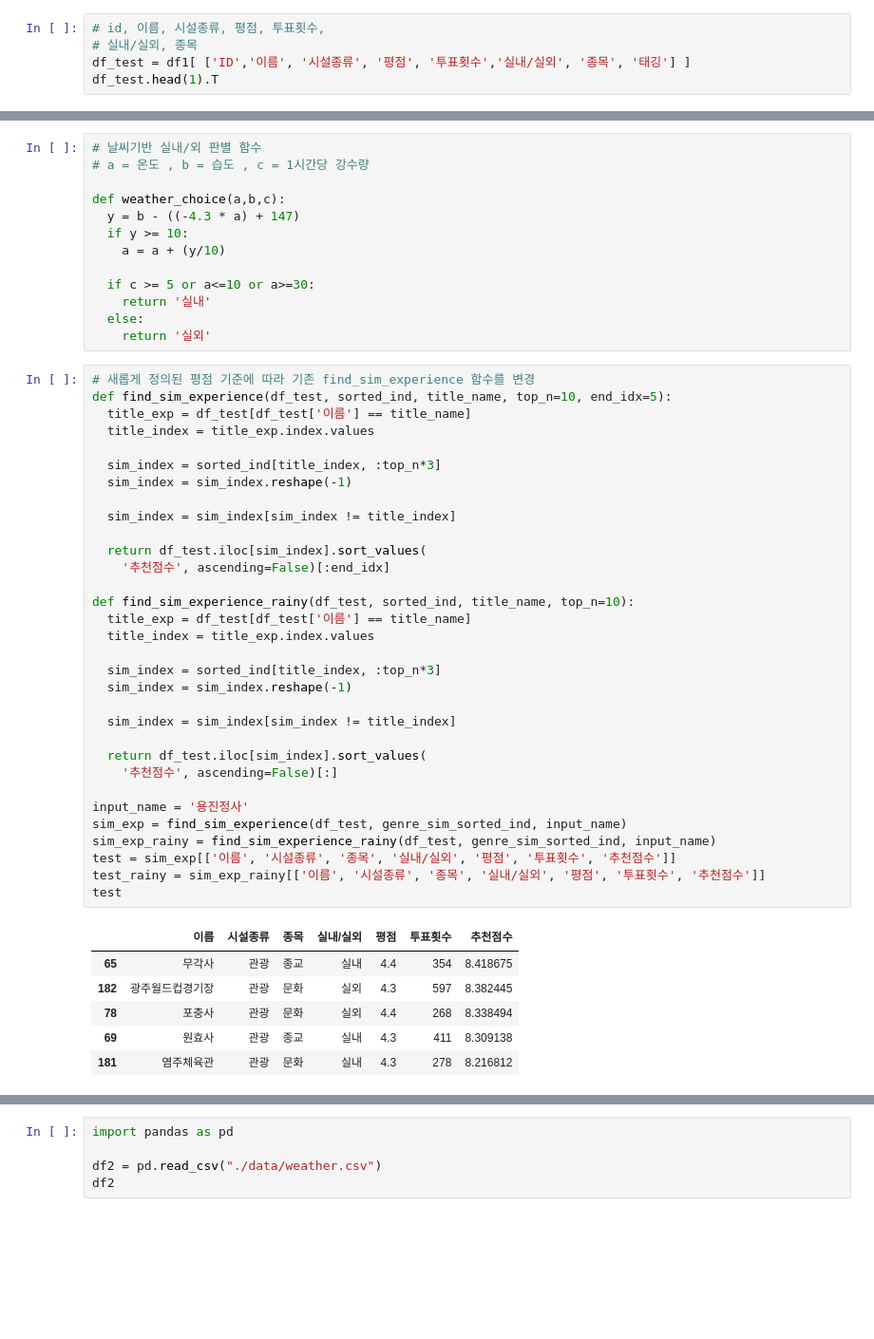
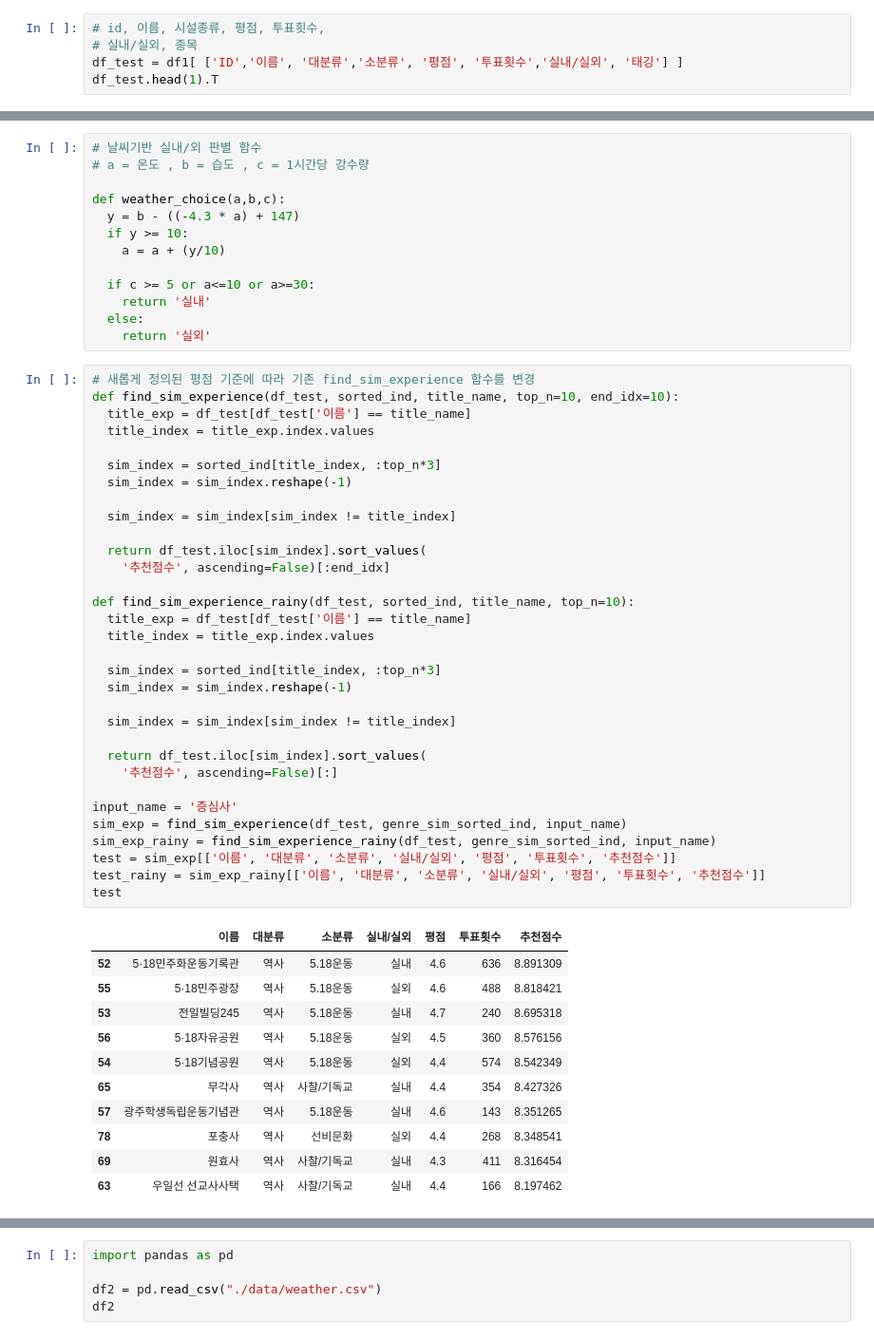
Before and after one commit to oocheol/Health_Find, a Jupyter notebook: Model.ipynb, the cells around one changed output, grey strips where cells are left out. Shown at 95% size. Drawn from its saved outputs; the diff is of its cells as text; blank space fills up the shorter version.

```diff
--- a/Model.ipynb
+++ b/Model.ipynb
@@ -33,7 +29,7 @@ df1.head(2).T
 # %%
 # id, 이름, 시설종류, 평점, 투표횟수,
 # 실내/실외, 종목
-df_test = df1[ ['ID','이름', '시설종류', '평점', '투표횟수','실내/실외', '종목', '태깅'] ]
+df_test = df1[ ['ID','이름', '대분류','소분류', '평점', '투표횟수','실내/실외', '태깅'] ]
 df_test.head(1).T
 # %% [output]
 |  | 0 |
@@ -194,43 +240,48 @@ def weather_choice(a,b,c):
     return '실외'
 # %%
 # 새롭게 정의된 평점 기준에 따라 기존 find_sim_experience 함수를 변경
-def find_sim_experience(df_test, sorted_ind, title_name, top_n=10, end_idx=5):
+def find_sim_experience(df_test, sorted_ind, title_name, top_n=10, end_idx=10):
   title_exp = df_test[df_test['이름'] == title_name]
   title_index = title_exp.index.values
 
   sim_index = sorted_ind[title_index, :top_n*3]
   sim_index = sim_index.reshape(-1)
 
   sim_index = sim_index[sim_index != title_index]
 
   return df_test.iloc[sim_index].sort_values(
     '추천점수', ascending=False)[:end_idx]
 
 def find_sim_experience_rainy(df_test, sorted_ind, title_name, top_n=10):
   title_exp = df_test[df_test['이름'] == title_name]
   title_index = title_exp.index.values
 
   sim_index = sorted_ind[title_index, :top_n*3]
   sim_index = sim_index.reshape(-1)
 
   sim_index = sim_index[sim_index != title_index]
 
   return df_test.iloc[sim_index].sort_values(
     '추천점수', ascending=False)[:]
 
-input_name = '용진정사'
+input_name = '증심사'
 sim_exp = find_sim_experience(df_test, genre_sim_sorted_ind, input_name)
 sim_exp_rainy = find_sim_experience_rainy(df_test, genre_sim_sorted_ind, input_name)
-test = sim_exp[['이름', '시설종류', '종목', '실내/실외', '평점', '투표횟수', '추천점수']]
-test_rainy = sim_exp_rainy[['이름', '시설종류', '종목', '실내/실외', '평점', '투표횟수', '추천점수']]
+test = sim_exp[['이름', '대분류', '소분류', '실내/실외', '평점', '투표횟수', '추천점수']]
+test_rainy = sim_exp_rainy[['이름', '대분류', '소분류', '실내/실외', '평점', '투표횟수', '추천점수']]
 test
 # %% [output]
-|  | 이름 | 시설종류 | 종목 | 실내/실외 | 평점 | 투표횟수 | 추천점수 |
-| 65 | 무각사 | 관광 | 종교 | 실내 | 4.4 | 354 | 8.418675 |
-| 182 | 광주월드컵경기장 | 관광 | 문화 | 실외 | 4.3 | 597 | 8.382445 |
-| 78 | 포충사 | 관광 | 문화 | 실외 | 4.4 | 268 | 8.338494 |
-| 69 | 원효사 | 관광 | 종교 | 실내 | 4.3 | 411 | 8.309138 |
-| 181 | 염주체육관 | 관광 | 문화 | 실내 | 4.3 | 278 | 8.216812 |
+|  | 이름 | 대분류 | 소분류 | 실내/실외 | 평점 | 투표횟수 | 추천점수 |
+| 52 | 5·18민주화운동기록관 | 역사 | 5.18운동 | 실내 | 4.6 | 636 | 8.891309 |
+| 55 | 5·18민주광장 | 역사 | 5.18운동 | 실외 | 4.6 | 488 | 8.818421 |
+| 53 | 전일빌딩245 | 역사 | 5.18운동 | 실내 | 4.7 | 240 | 8.695318 |
+| 56 | 5·18자유공원 | 역사 | 5.18운동 | 실외 | 4.5 | 360 | 8.576156 |
+| 54 | 5·18기념공원 | 역사 | 5.18운동 | 실외 | 4.4 | 574 | 8.542349 |
+| 65 | 무각사 | 역사 | 사찰/기독교 | 실내 | 4.4 | 354 | 8.427326 |
+| 57 | 광주학생독립운동기념관 | 역사 | 5.18운동 | 실내 | 4.6 | 143 | 8.351265 |
+| 78 | 포충사 | 역사 | 선비문화 | 실외 | 4.4 | 268 | 8.348541 |
+| 69 | 원효사 | 역사 | 사찰/기독교 | 실내 | 4.3 | 411 | 8.316454 |
+| 63 | 우일선 선교사사택 | 역사 | 사찰/기독교 | 실내 | 4.4 | 166 | 8.197462 |
 # %%
 test_rainy[test_rainy['실내/실외'] == "실내"][:5]
 # %% [output]
```
Also changed, not shown: parts of 18 cells of this notebook.
